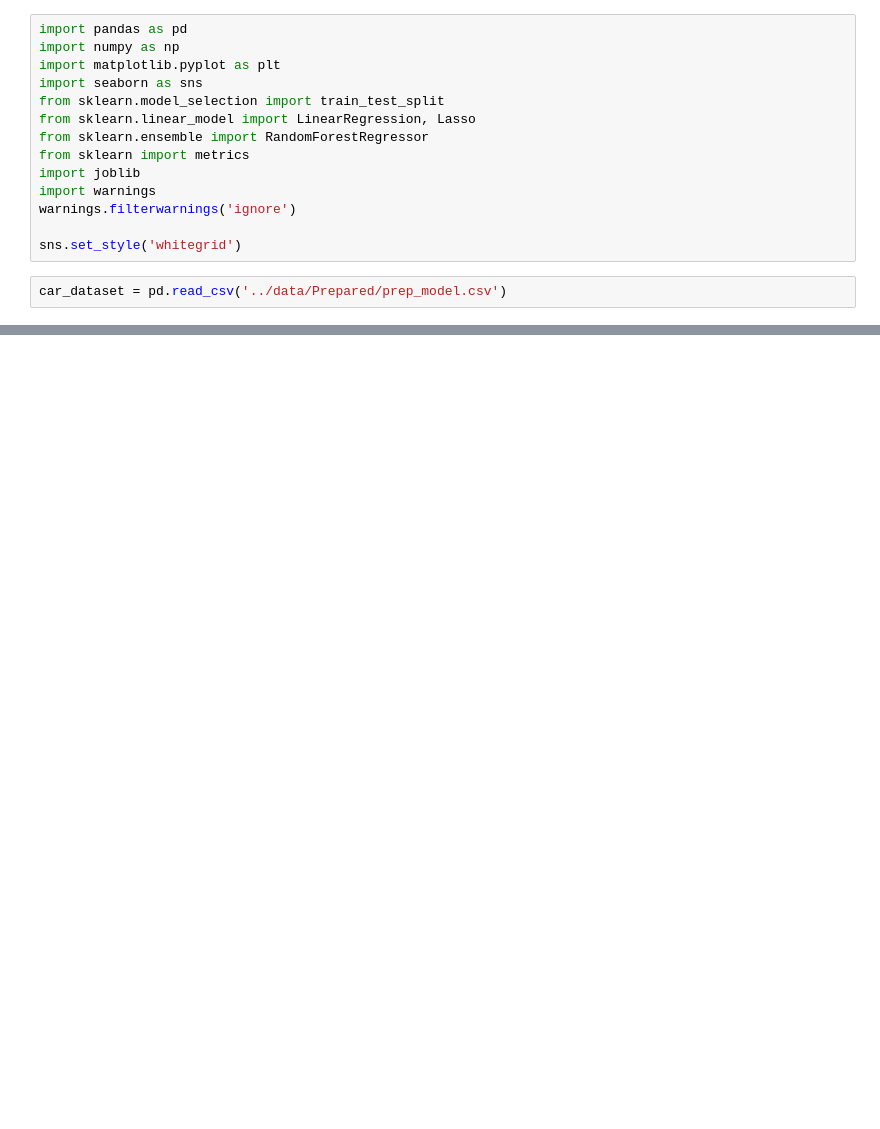
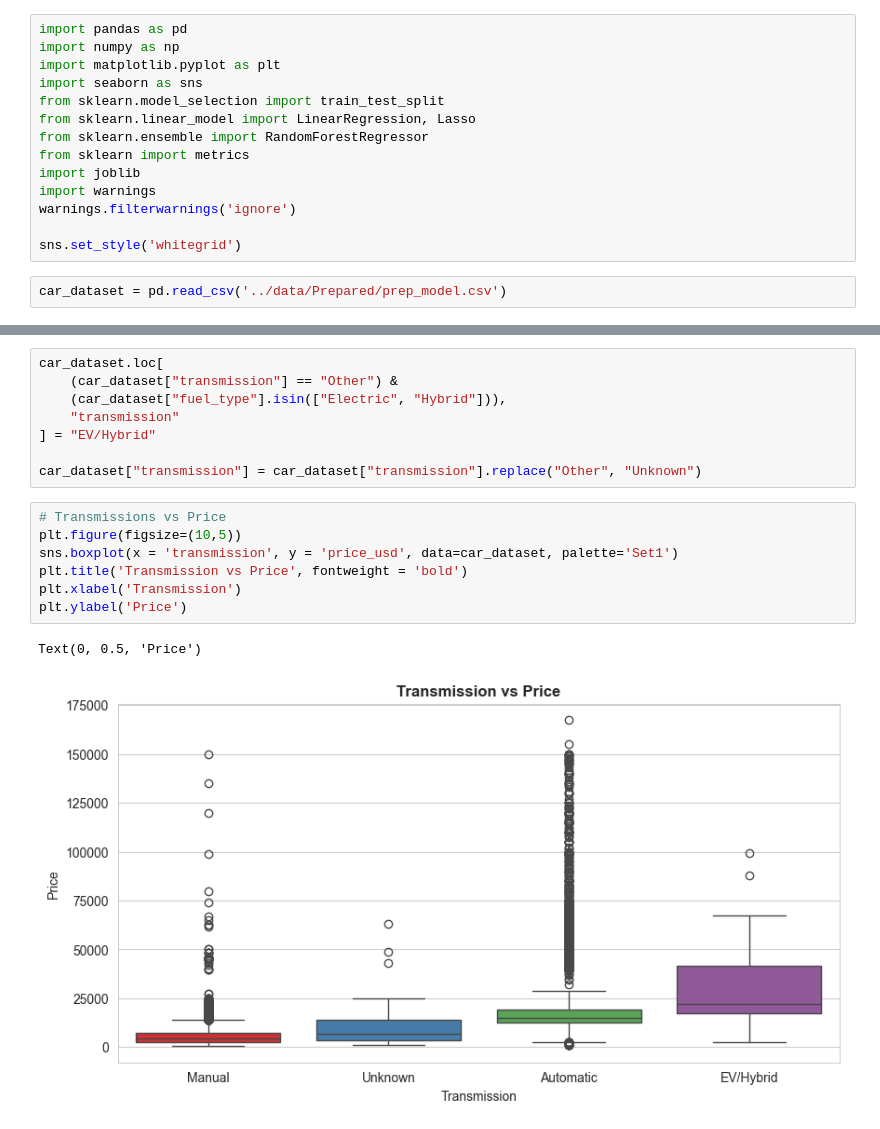
Before and after one commit to Javoh20111/Uzbekistan-car-analysis, a Jupyter notebook: notebooks/05_predictive_model.ipynb, the cells around one changed output, grey strips where cells are left out. Cells and saved outputs as stored; diff of their text form; blank space fills up the shorter version.

```diff
--- a/notebooks/05_predictive_model.ipynb
+++ b/notebooks/05_predictive_model.ipynb
@@ -38,0 +83,18 @@ memory usage: 4.4+ MB
+# %%
+car_dataset.loc[
+    (car_dataset["transmission"] == "Other") &
+    (car_dataset["fuel_type"].isin(["Electric", "Hybrid"])),
+    "transmission"
+] = "EV/Hybrid"
+
+car_dataset["transmission"] = car_dataset["transmission"].replace("Other", "Unknown")
+# %%
+# Transmissions vs Price
+plt.figure(figsize=(10,5))
+sns.boxplot(x = 'transmission', y = 'price_usd', data=car_dataset, palette='Set1')
+plt.title('Transmission vs Price', fontweight = 'bold')
+plt.xlabel('Transmission')
+plt.ylabel('Price')
+# %% [output]
+Text(0, 0.5, 'Price')
+[figure, added]
```
Also changed, not shown: parts of 15 cells of this notebook, 1 other file.
